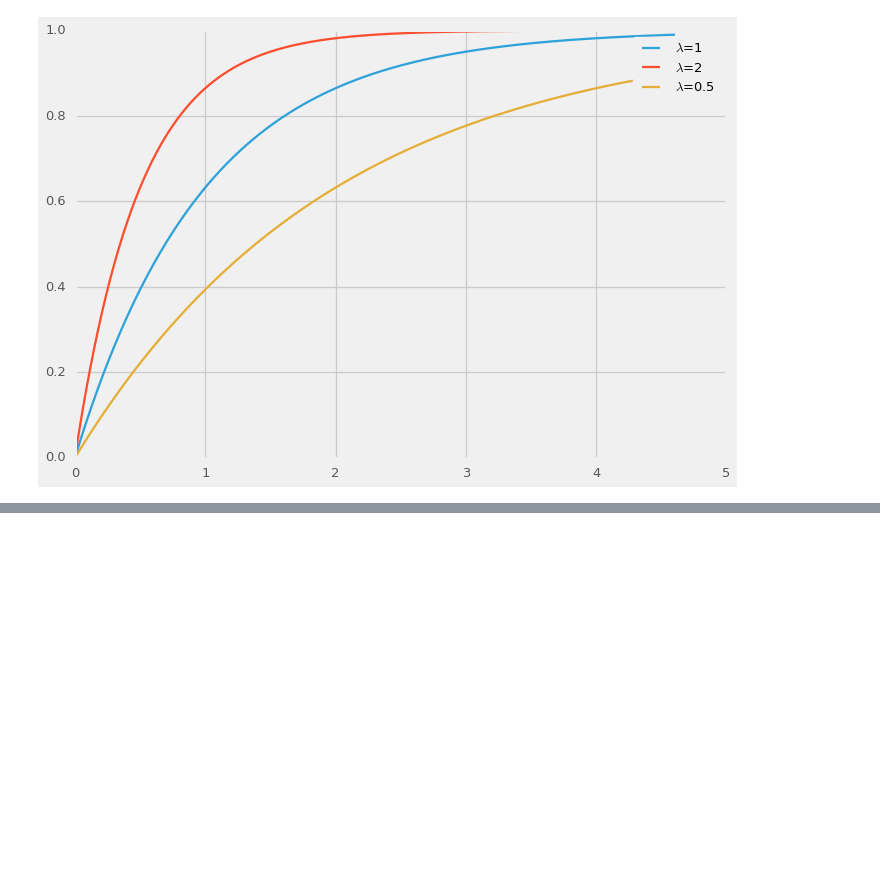
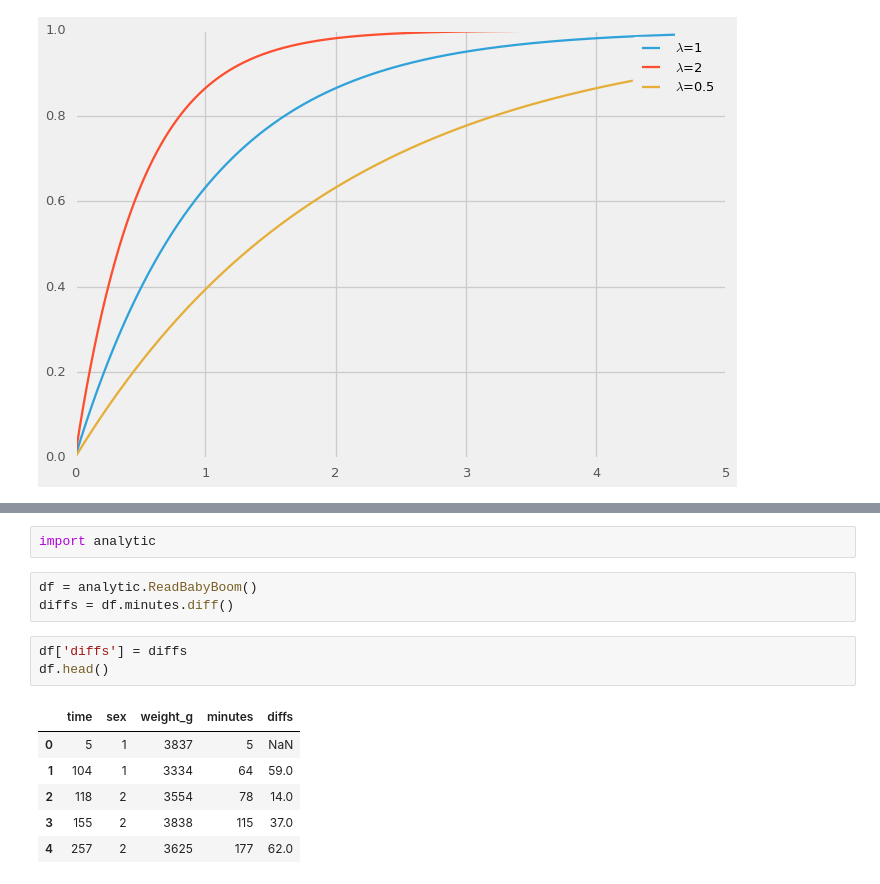
Before and after one commit to doolingdavid/ThinkStats2, a Jupyter notebook: code/thoroughnotes.ipynb, the cells around one changed output, grey strips where cells are left out. Drawn from its saved outputs; the diff is of its cells as text; blank space fills up the shorter version.

```diff
--- a/code/thoroughnotes.ipynb
+++ b/code/thoroughnotes.ipynb
@@ -2306,0 +2311,15 @@ plt.legend();
+# %%
+import analytic
+# %%
+df = analytic.ReadBabyBoom()
+diffs = df.minutes.diff()
+# %%
+df['diffs'] = diffs
+df.head()
+# %% [output]
+|  | time | sex | weight_g | minutes | diffs |
+| 0 | 5 | 1 | 3837 | 5 | NaN |
+| 1 | 104 | 1 | 3334 | 64 | 59.0 |
+| 2 | 118 | 2 | 3554 | 78 | 14.0 |
+| 3 | 155 | 2 | 3838 | 115 | 37.0 |
+| 4 | 257 | 2 | 3625 | 177 | 62.0 |
```
Also changed, not shown: parts of 6 cells of this notebook, 1 other file.
